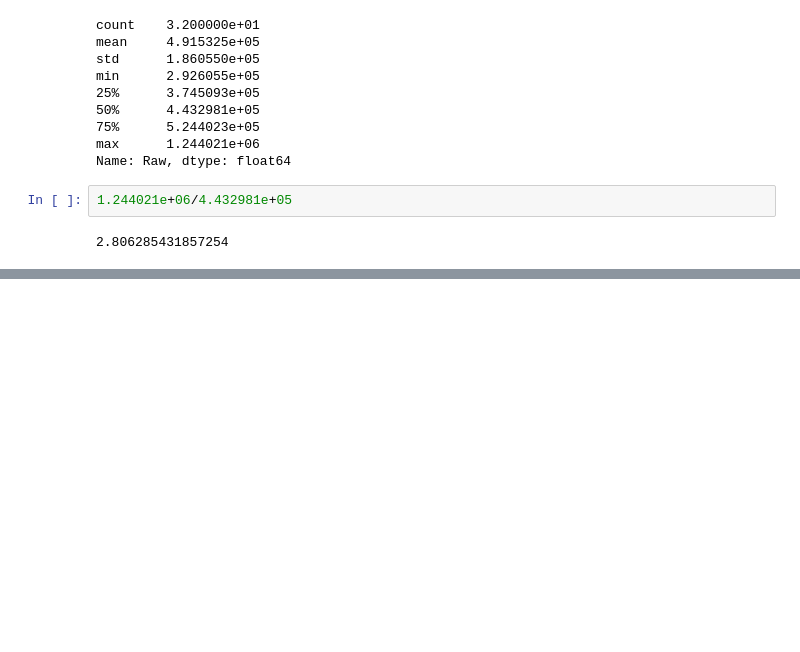
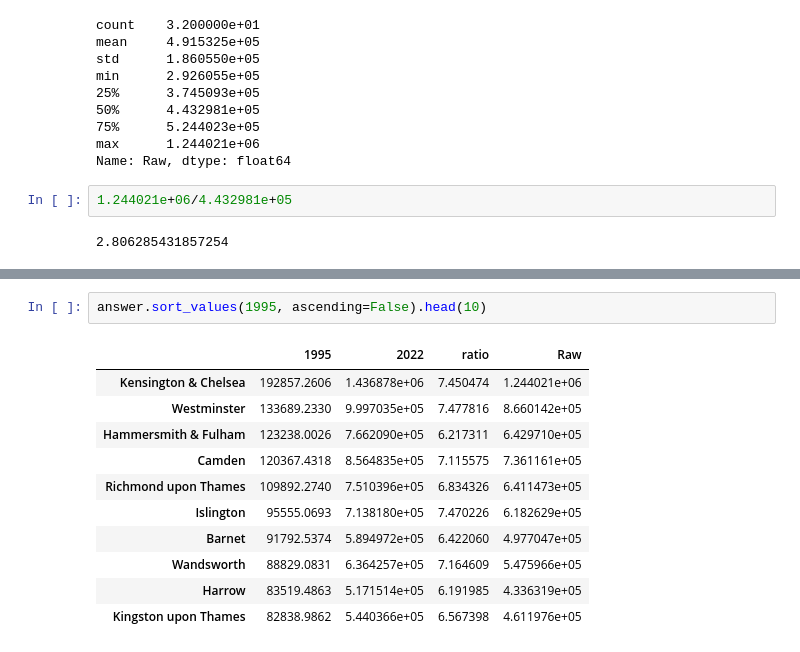
Before and after one commit to NBPub/Springboard, a Jupyter notebook: 4.3 London Calling!/Unit 4 Challenge - Tier 3.ipynb, the cells around one changed output, grey strips where cells are left out. Saved outputs shown, nothing was run; the diff lists cells and outputs as text; blank space fills up the shorter version.

```diff
--- a/4.3 London Calling!/Unit 4 Challenge - Tier 3.ipynb
+++ b/4.3 London Calling!/Unit 4 Challenge - Tier 3.ipynb
@@ -589,0 +607,14 @@ Name: Raw, dtype: float64
+# %%
+answer.sort_values(1995, ascending=False).head(10)
+# %% [output]
+|  | 1995 | 2022 | ratio | Raw |
+| Kensington & Chelsea | 192857.2606 | 1.436878e+06 | 7.450474 | 1.244021e+06 |
+| Westminster | 133689.2330 | 9.997035e+05 | 7.477816 | 8.660142e+05 |
+| Hammersmith & Fulham | 123238.0026 | 7.662090e+05 | 6.217311 | 6.429710e+05 |
+| Camden | 120367.4318 | 8.564835e+05 | 7.115575 | 7.361161e+05 |
+| Richmond upon Thames | 109892.2740 | 7.510396e+05 | 6.834326 | 6.411473e+05 |
+| Islington | 95555.0693 | 7.138180e+05 | 7.470226 | 6.182629e+05 |
+| Barnet | 91792.5374 | 5.894972e+05 | 6.422060 | 4.977047e+05 |
+| Wandsworth | 88829.0831 | 6.364257e+05 | 7.164609 | 5.475966e+05 |
+| Harrow | 83519.4863 | 5.171514e+05 | 6.191985 | 4.336319e+05 |
+| Kingston upon Thames | 82838.9862 | 5.440366e+05 | 6.567398 | 4.611976e+05 |
```
Also changed, not shown: parts of 4 cells of this notebook, 1 other file.
